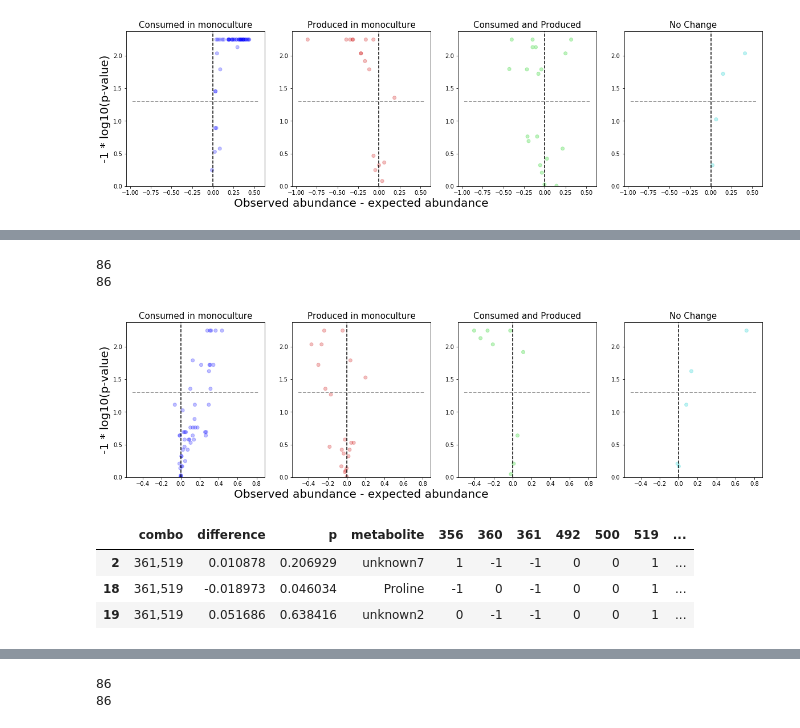
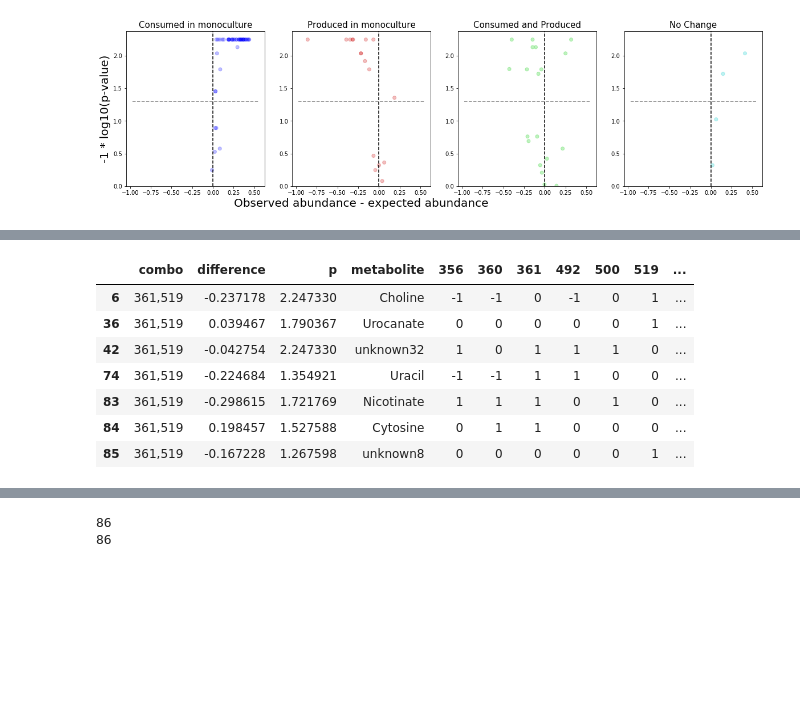
Before and after one commit to gregmedlock/asf_interactions, a Jupyter notebook: bin/CRAM_triangles_volcanoes.ipynb, the cells around one changed output, grey strips where cells are left out. Saved outputs shown, nothing was run; the diff lists cells and outputs as text; code cells hidden in the pictures; blank space fills up the shorter version.

Commit message:
added volcano plots

```diff
--- a/bin/CRAM_triangles_volcanoes.ipynb
+++ b/bin/CRAM_triangles_volcanoes.ipynb
@@ -510,13 +539,11 @@ summary_frame.loc[(summary_frame['change_code'] == 'consumed_and_produced')]
-# %%
-summary_frame = plot_volcanoes(volcano_data_logged,combo='361,519',summary_frame=True)
-# %% [output]
-86
-86
-[figure, removed]
 # %%
-summary_frame.loc[(summary_frame['change_code'] == 'consumed_and_produced') & (summary_frame['p'] < 1.25)]
+summary_frame.loc[(summary_frame['change_code'] == 'produced_by_one') & (summary_frame['p'] > 1.25)]
 # %% [output]
 |  | combo | difference | p | metabolite | 356 | 360 | 361 | 492 | 500 | 519 | ... |
-| 2 | 361,519 | 0.010878 | 0.206929 | unknown7 | 1 | -1 | -1 | 0 | 0 | 1 | ... |
-| 18 | 361,519 | -0.018973 | 0.046034 | Proline | -1 | 0 | -1 | 0 | 0 | 1 | ... |
-| 19 | 361,519 | 0.051686 | 0.638416 | unknown2 | 0 | -1 | -1 | 0 | 0 | 1 | ... |
+| 6 | 361,519 | -0.237178 | 2.247330 | Choline | -1 | -1 | 0 | -1 | 0 | 1 | ... |
+| 36 | 361,519 | 0.039467 | 1.790367 | Urocanate | 0 | 0 | 0 | 0 | 0 | 1 | ... |
+| 42 | 361,519 | -0.042754 | 2.247330 | unknown32 | 1 | 0 | 1 | 1 | 1 | 0 | ... |
+| 74 | 361,519 | -0.224684 | 1.354921 | Uracil | -1 | -1 | 1 | 1 | 0 | 0 | ... |
+| 83 | 361,519 | -0.298615 | 1.721769 | Nicotinate | 1 | 1 | 1 | 0 | 1 | 0 | ... |
+| 84 | 361,519 | 0.198457 | 1.527588 | Cytosine | 0 | 1 | 1 | 0 | 0 | 0 | ... |
+| 85 | 361,519 | -0.167228 | 1.267598 | unknown8 | 0 | 0 | 0 | 0 | 0 | 1 | ... |
```
Also changed, not shown: parts of 7 cells of this notebook, 3 other files.
